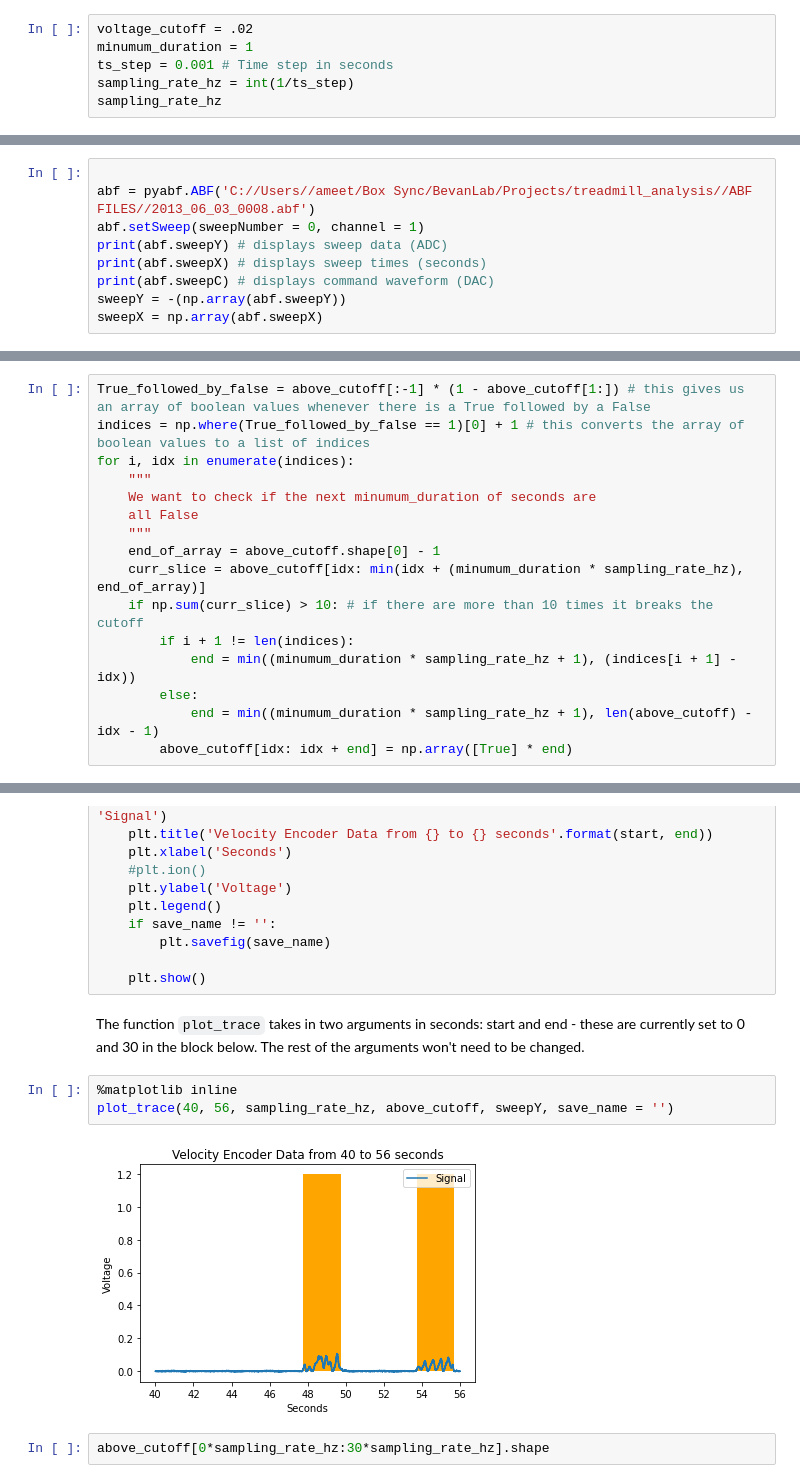
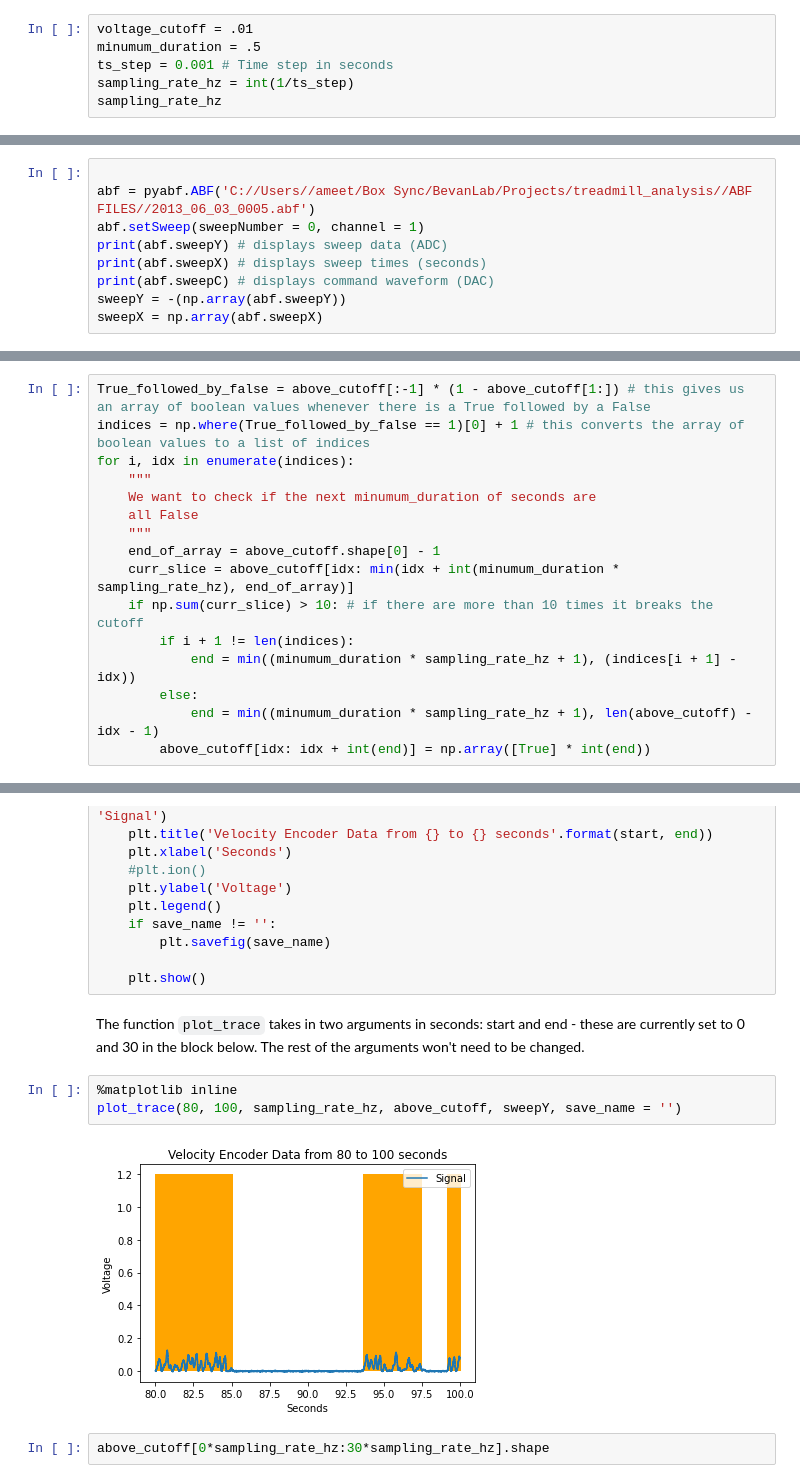
Before and after one commit to BevanLab/treadmill_analysis, a Jupyter notebook: Velocity Epochs Treadmill.ipynb, the cells around one changed output, grey strips where cells are left out. Drawn from its saved outputs; the diff is of its cells as text.

```diff
--- a/Velocity Epochs Treadmill.ipynb
+++ b/Velocity Epochs Treadmill.ipynb
@@ -41,6 +41,6 @@ Our modifiable parameters are below. These are `voltage_cutoff`, which is the mi
 # %%
-voltage_cutoff = .02
-minumum_duration = 1
+voltage_cutoff = .01
+minumum_duration = .5
 ts_step = 0.001 # Time step in seconds
 sampling_rate_hz = int(1/ts_step)
 sampling_rate_hz
@@ -51,7 +51,7 @@ sampling_rate_hz
 First, we're going to use the pyabf library to read the abf file directly. Let's explore the output file a bit.
 # %%
 
-abf = pyabf.ABF('C://Users//ameet/Box Sync/BevanLab/Projects/treadmill_analysis//ABF FILES//2013_06_03_0008.abf')
+abf = pyabf.ABF('C://Users//ameet/Box Sync/BevanLab/Projects/treadmill_analysis//ABF FILES//2013_06_03_0005.abf')
 abf.setSweep(sweepNumber = 0, channel = 1)
 print(abf.sweepY) # displays sweep data (ADC)
 print(abf.sweepX) # displays sweep times (seconds)
@@ -142,13 +151,13 @@ for i, idx in enumerate(indices):
     all False
     """
     end_of_array = above_cutoff.shape[0] - 1
-    curr_slice = above_cutoff[idx: min(idx + (minumum_duration * sampling_rate_hz), end_of_array)]
+    curr_slice = above_cutoff[idx: min(idx + int(minumum_duration * sampling_rate_hz), end_of_array)]
     if np.sum(curr_slice) > 10: # if there are more than 10 times it breaks the cutoff
         if i + 1 != len(indices):
             end = min((minumum_duration * sampling_rate_hz + 1), (indices[i + 1] - idx))
         else:
             end = min((minumum_duration * sampling_rate_hz + 1), len(above_cutoff) - idx - 1)
-        above_cutoff[idx: idx + end] = np.array([True] * end)
+        above_cutoff[idx: idx + int(end)] = np.array([True] * int(end))
 # %%
 def plot_trace(start, end, sampling_rate_hz, above_cutoff, sweepY, save_name = ''):
     #%matplotlib widget
@@ -167,13 +176,13 @@ def plot_trace(start, end, sampling_rate_hz, above_cutoff, sweepY, save_name = '
         plt.savefig(save_name)
 
     plt.show()
-# %% [markdown]
-The function `plot_trace` takes in two arguments in seconds: start and end - these are currently set to 0 and 30 in the block below. The rest of the arguments won't need to be changed.
+# %% [markdown]
+The function `plot_trace` takes in two arguments in seconds: start and end - these are currently set to 0 and 30 in the block below. The rest of the arguments won't need to be changed.
 # %%
 %matplotlib inline
-plot_trace(40, 56, sampling_rate_hz, above_cutoff, sweepY, save_name = '')
+plot_trace(80, 100, sampling_rate_hz, above_cutoff, sweepY, save_name = '')
 # %% [output]
-[figure, old version]
+[figure, new version]
 # %%
 above_cutoff[0*sampling_rate_hz:30*sampling_rate_hz].shape
 # %% [markdown]
```
Also changed, not shown: parts of 52 cells of this notebook, 3 other files.
